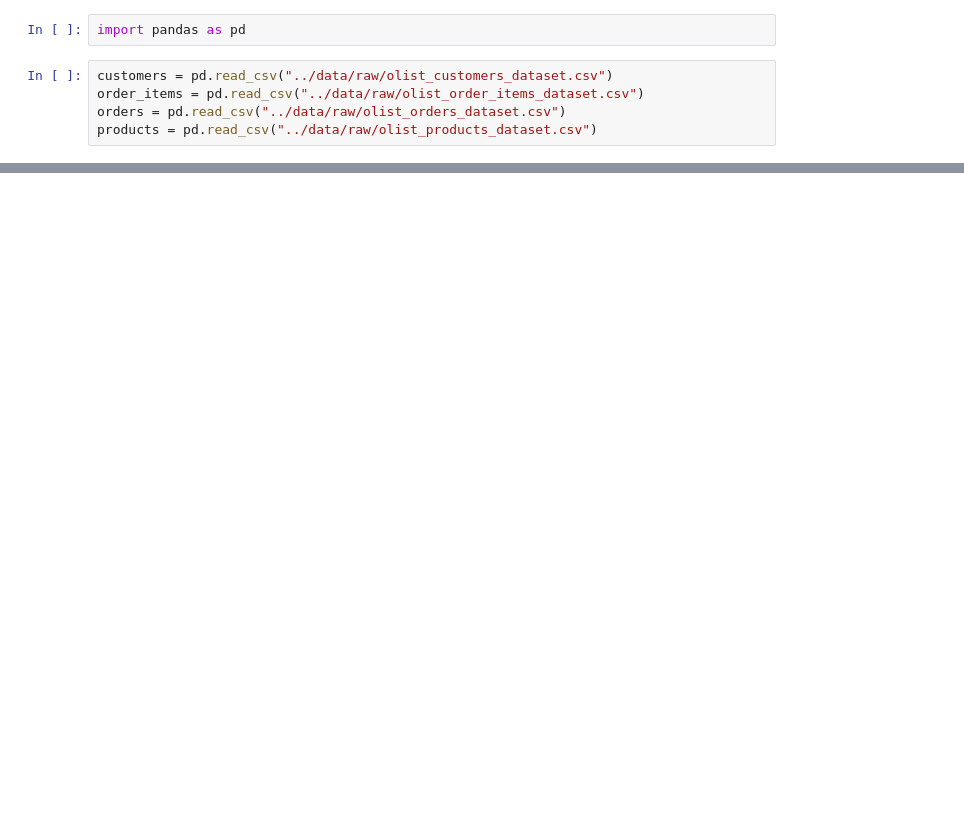
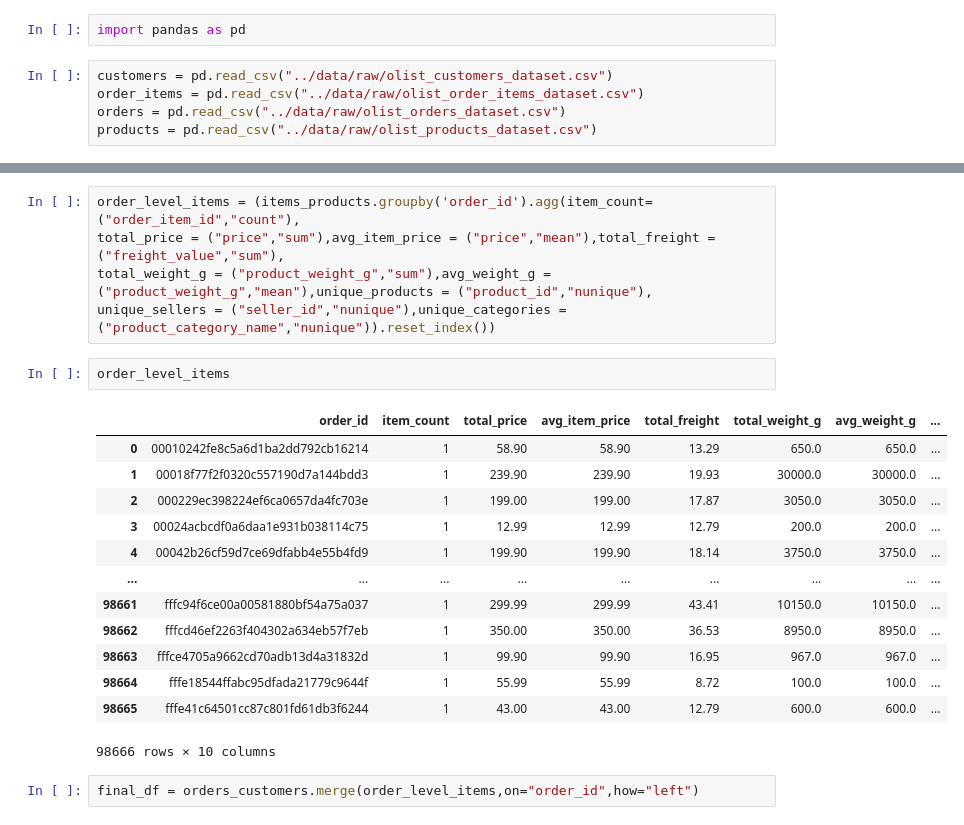
Before and after one commit to hassan07ansari/E-commerce-Delivery-Risk-Prediction, a Jupyter notebook: notebook/delivery_risk_model.ipynb, the cells around one changed output, grey strips where cells are left out. Drawn from its saved outputs; the diff is of its cells as text; blank space fills up the shorter version.

```diff
--- a/notebook/delivery_risk_model.ipynb
+++ b/notebook/delivery_risk_model.ipynb
@@ -99,0 +252,23 @@ None
+# %%
+order_level_items = (items_products.groupby('order_id').agg(item_count=("order_item_id","count"),
+total_price = ("price","sum"),avg_item_price = ("price","mean"),total_freight = ("freight_value","sum"),
+total_weight_g = ("product_weight_g","sum"),avg_weight_g = ("product_weight_g","mean"),unique_products = ("product_id","nunique"),
+unique_sellers = ("seller_id","nunique"),unique_categories = ("product_category_name","nunique")).reset_index())
+# %%
+order_level_items
+# %% [output]
+|  | order_id | item_count | total_price | avg_item_price | total_freight | total_weight_g | avg_weight_g | ... |
+| 0 | 00010242fe8c5a6d1ba2dd792cb16214 | 1 | 58.90 | 58.90 | 13.29 | 650.0 | 650.0 | ... |
+| 1 | 00018f77f2f0320c557190d7a144bdd3 | 1 | 239.90 | 239.90 | 19.93 | 30000.0 | 30000.0 | ... |
+| 2 | 000229ec398224ef6ca0657da4fc703e | 1 | 199.00 | 199.00 | 17.87 | 3050.0 | 3050.0 | ... |
+| 3 | 00024acbcdf0a6daa1e931b038114c75 | 1 | 12.99 | 12.99 | 12.79 | 200.0 | 200.0 | ... |
+| 4 | 00042b26cf59d7ce69dfabb4e55b4fd9 | 1 | 199.90 | 199.90 | 18.14 | 3750.0 | 3750.0 | ... |
+| ... | ... | ... | ... | ... | ... | ... | ... | ... |
+| 98661 | fffc94f6ce00a00581880bf54a75a037 | 1 | 299.99 | 299.99 | 43.41 | 10150.0 | 10150.0 | ... |
+| 98662 | fffcd46ef2263f404302a634eb57f7eb | 1 | 350.00 | 350.00 | 36.53 | 8950.0 | 8950.0 | ... |
+| 98663 | fffce4705a9662cd70adb13d4a31832d | 1 | 99.90 | 99.90 | 16.95 | 967.0 | 967.0 | ... |
+| 98664 | fffe18544ffabc95dfada21779c9644f | 1 | 55.99 | 55.99 | 8.72 | 100.0 | 100.0 | ... |
+| 98665 | fffe41c64501cc87c801fd61db3f6244 | 1 | 43.00 | 43.00 | 12.79 | 600.0 | 600.0 | ... |
+98666 rows × 10 columns
+# %%
+final_df = orders_customers.merge(order_level_items,on="order_id",how="left")
```
Also changed, not shown: parts of 21 cells of this notebook.
